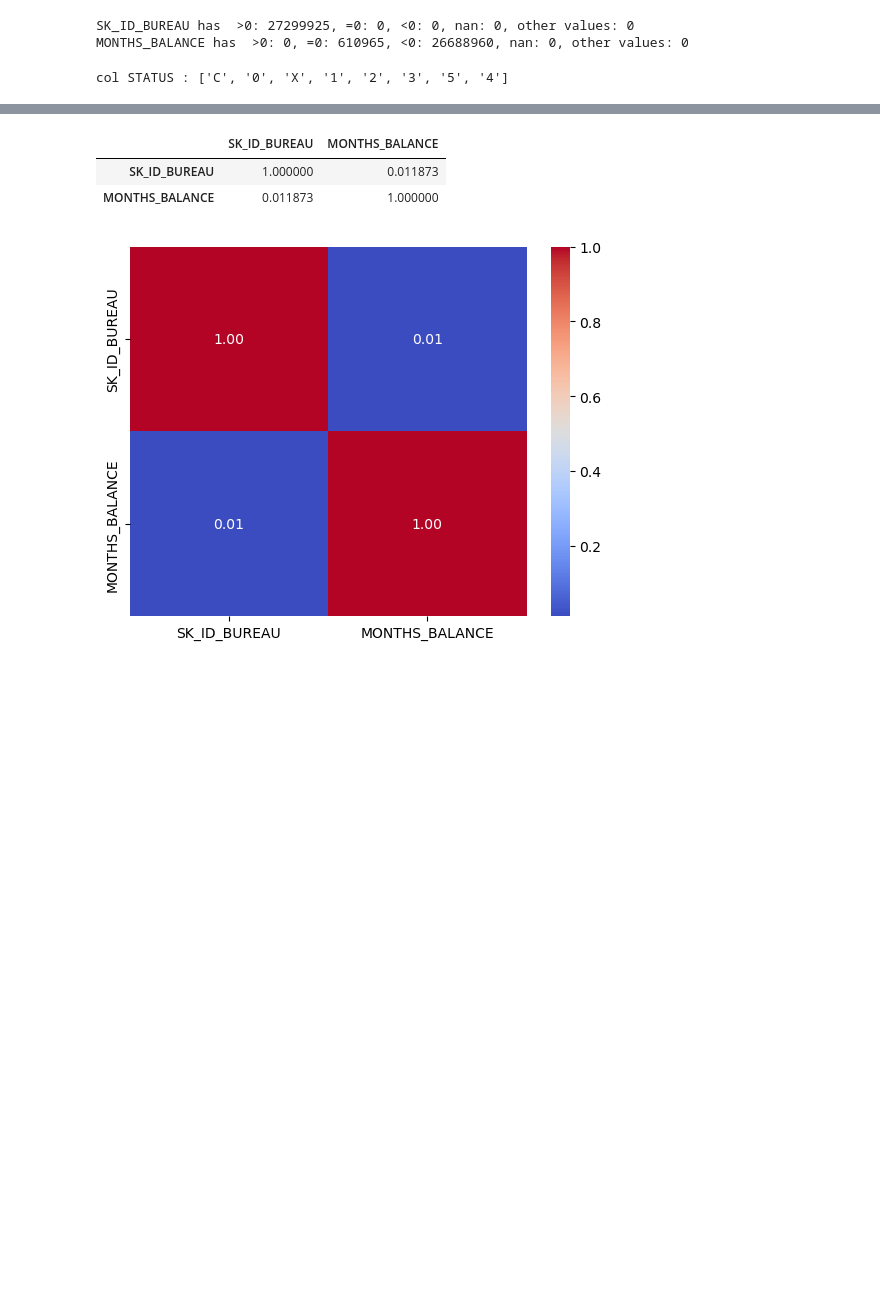
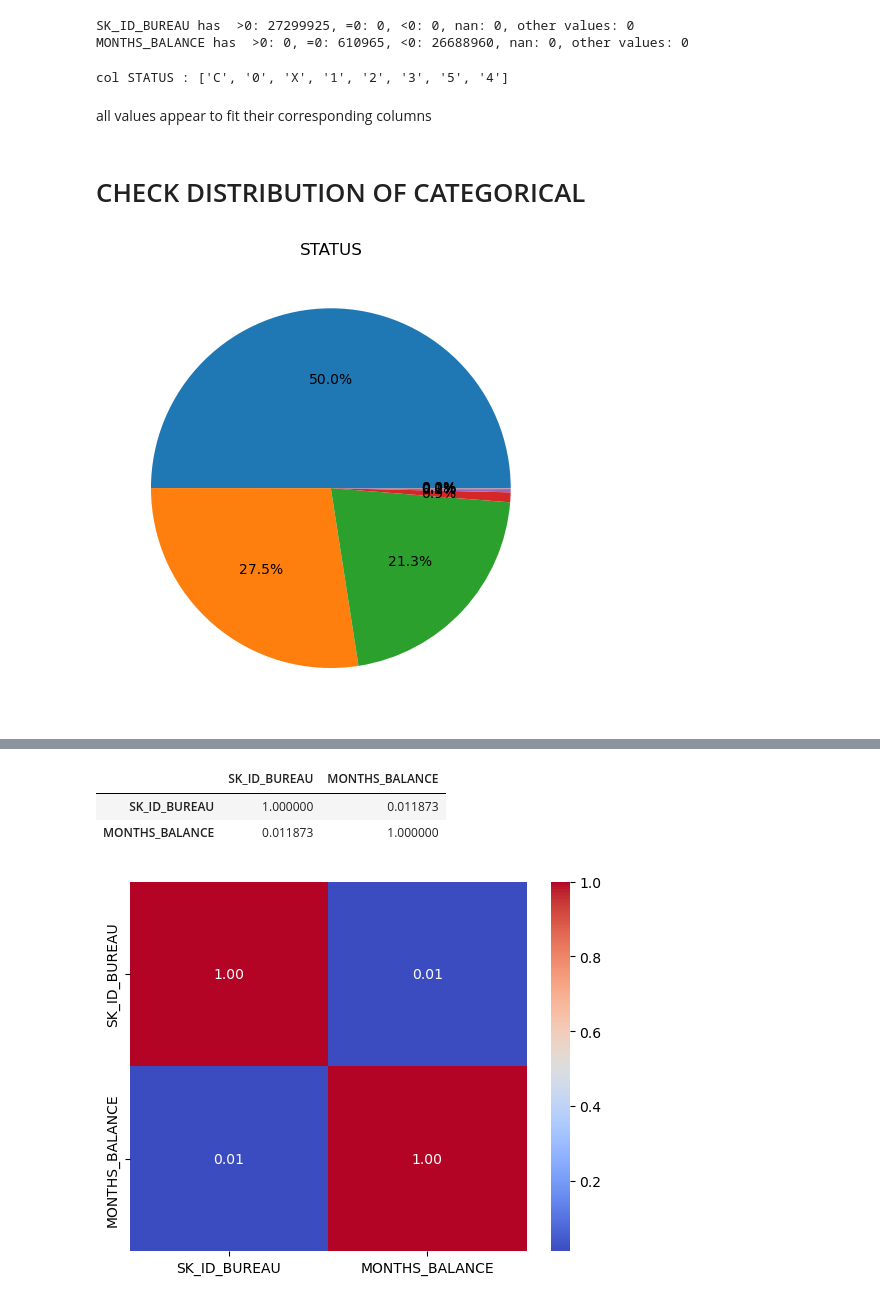
Before and after one commit to dunp7/Home-Default-Credit-Risk, a Jupyter notebook: Cleaning + EDA/Bureau Balance.ipynb, the cells around one changed output, grey strips where cells are left out. Cells and saved outputs as stored; diff of their text form; code cells hidden in the pictures; blank space fills up the shorter version.

```diff
--- a/Cleaning + EDA/Bureau Balance.ipynb
+++ b/Cleaning + EDA/Bureau Balance.ipynb
@@ -72,3 +90,21 @@ for column in categorical_data.columns:
     print(f'col {column} : {list(unique_values)}\n')
 # %% [output]
 col STATUS : ['C', '0', 'X', '1', '2', '3', '5', '4']
+# %% [markdown]
+all values appear to fit their corresponding columns
+# %% [markdown]
+# CHECK DISTRIBUTION OF CATEGORICAL
+# %%
+column_name = categorical_data.columns[0]
+
+sizes = categorical_data[column_name].value_counts(normalize=True)
+
+fig, ax = plt.subplots(figsize=(5, 5))
+
+ax.pie(sizes, autopct='%1.1f%%')
+ax.set_title(column_name, color='black')
+
+plt.tight_layout()
+plt.show()
+# %% [output]
+[figure, added]
```
Also changed, not shown: parts of 18 cells of this notebook.
